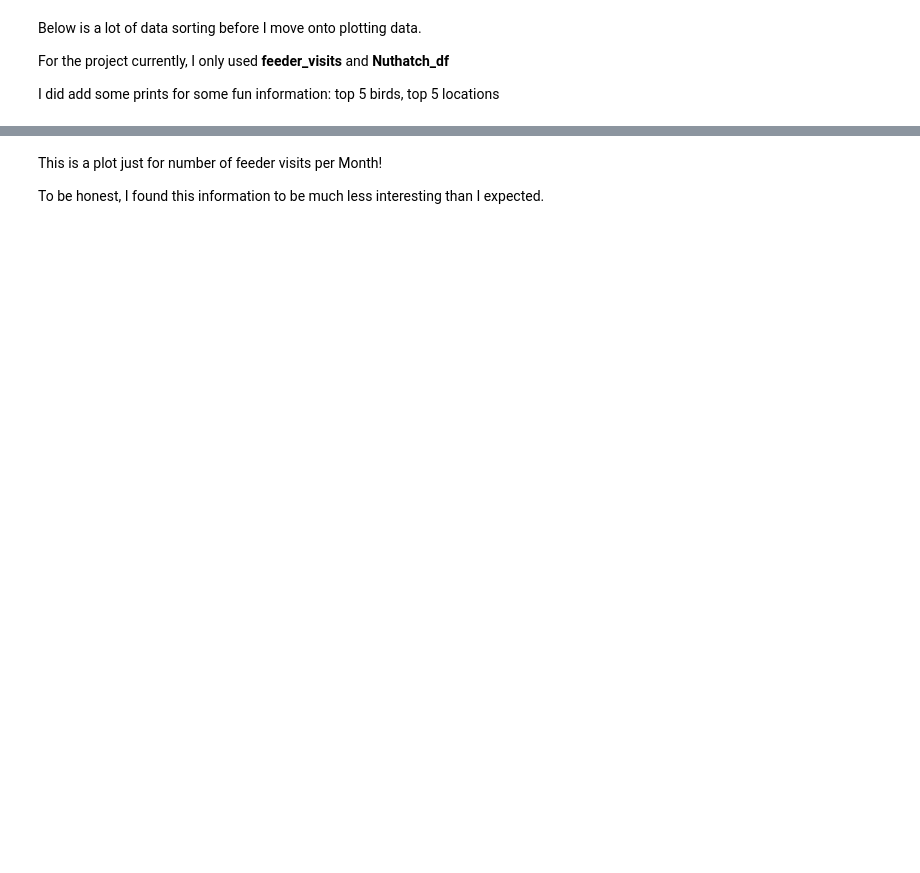
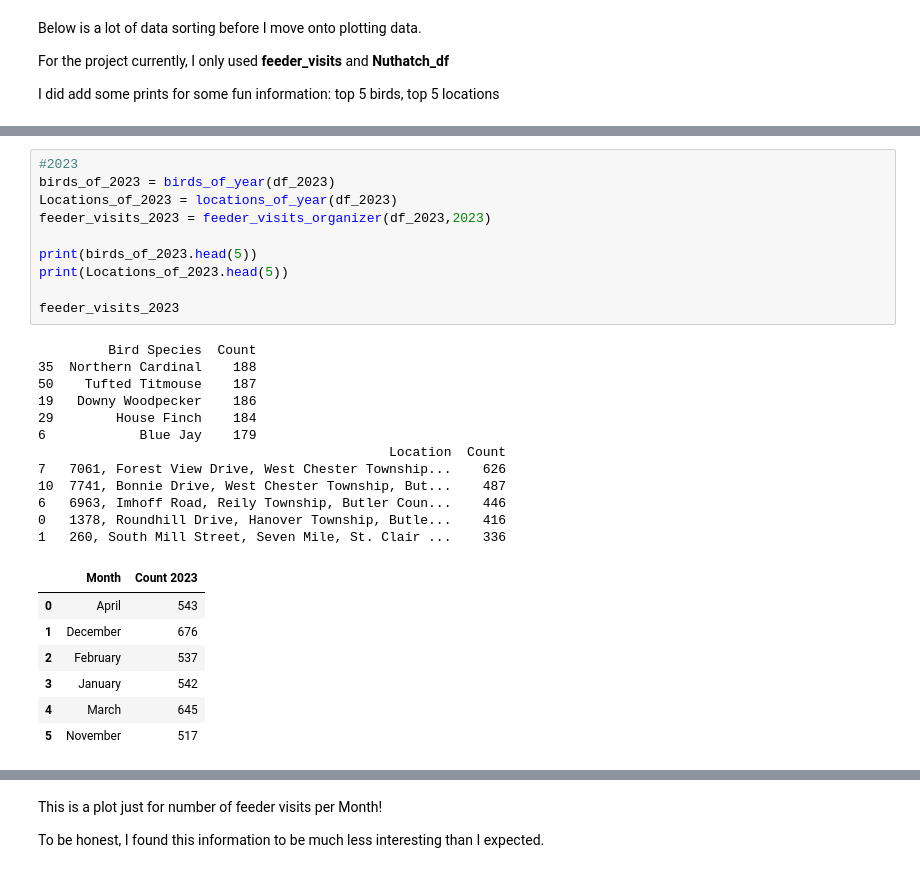
Before and after one commit to AWDameron/Birds_In_Ohio, a Jupyter notebook: Bird_finder.ipynb, the cells around one changed output, grey strips where cells are left out. Cells and saved outputs as stored; diff of their text form; blank space fills up the shorter version.

```diff
--- a/Bird_finder.ipynb
+++ b/Bird_finder.ipynb
@@ -370,0 +541,30 @@ print(feeder_visits.columns)
+# %%
+#2023
+birds_of_2023 = birds_of_year(df_2023)
+Locations_of_2023 = locations_of_year(df_2023)
+feeder_visits_2023 = feeder_visits_organizer(df_2023,2023)
+
+print(birds_of_2023.head(5))
+print(Locations_of_2023.head(5))
+
+feeder_visits_2023
+# %% [output]
+         Bird Species  Count
+35  Northern Cardinal    188
+50    Tufted Titmouse    187
+19   Downy Woodpecker    186
+29        House Finch    184
+6            Blue Jay    179
+                                             Location  Count
+7   7061, Forest View Drive, West Chester Township...    626
+10  7741, Bonnie Drive, West Chester Township, But...    487
+6   6963, Imhoff Road, Reily Township, Butler Coun...    446
+0   1378, Roundhill Drive, Hanover Township, Butle...    416
+1   260, South Mill Street, Seven Mile, St. Clair ...    336
+|  | Month | Count 2023 |
+| 0 | April | 543 |
+| 1 | December | 676 |
+| 2 | February | 537 |
+| 3 | January | 542 |
+| 4 | March | 645 |
+| 5 | November | 517 |
```
Also changed, not shown: parts of 23 cells of this notebook, 1 other file.
